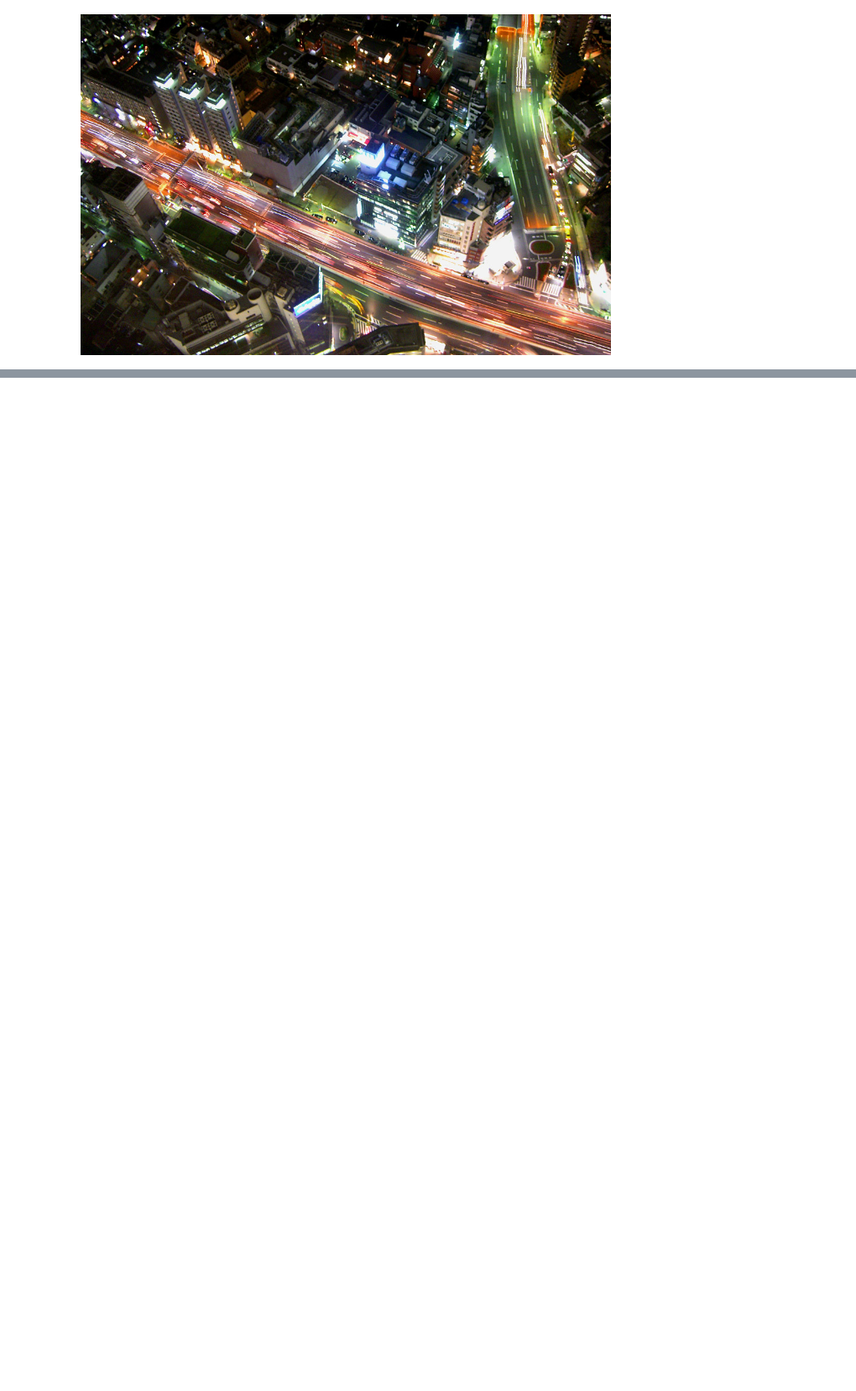
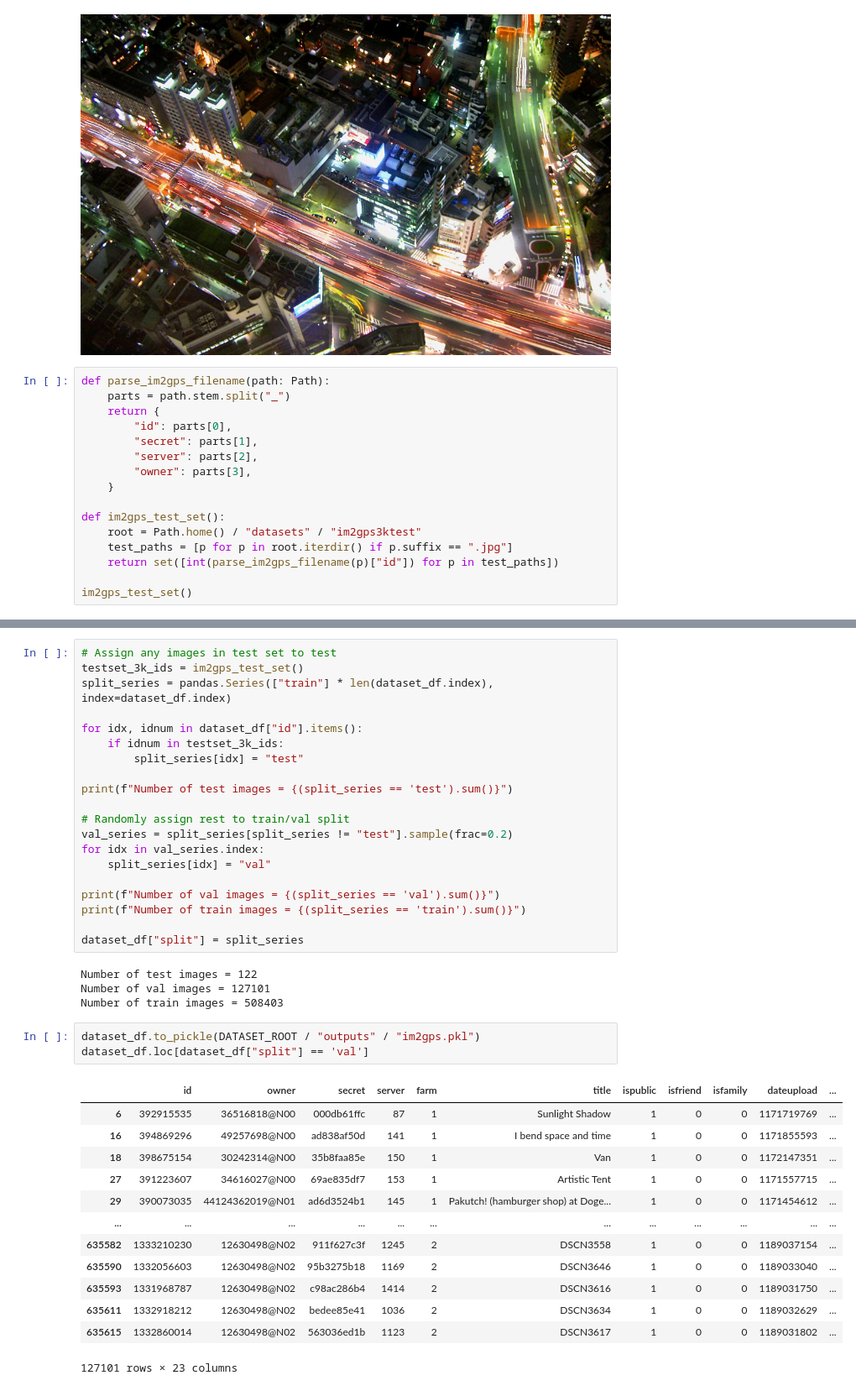
Before and after one commit to fyhuang/img2loc, a Jupyter notebook: dataset/im2gps/im2gps.ipynb, the cells around one changed output, grey strips where cells are left out. Shown at 84% size. Cells and saved outputs as stored; diff of their text form; blank space fills up the shorter version.

Commit message:
Enable test/val split for im2gps dataset

```diff
--- a/dataset/im2gps/im2gps.ipynb
+++ b/dataset/im2gps/im2gps.ipynb
@@ -221,3 +219,19 @@ from IPython.display import Image
 Image(filename="/tmp/test.jpg")
 # %% [output]
 [figure]
+# %%
+def parse_im2gps_filename(path: Path):
+    parts = path.stem.split("_")
+    return {
+        "id": parts[0],
+        "secret": parts[1],
+        "server": parts[2],
+        "owner": parts[3],
+    }
+
+def im2gps_test_set():
+    root = Path.home() / "datasets" / "im2gps3ktest"
+    test_paths = [p for p in root.iterdir() if p.suffix == ".jpg"]
+    return set([int(parse_im2gps_filename(p)["id"]) for p in test_paths])
+
+im2gps_test_set()
@@ -260,3 +277,44 @@ dataset_df
+# %%
+# Assign any images in test set to test
+testset_3k_ids = im2gps_test_set()
+split_series = pandas.Series(["train"] * len(dataset_df.index), index=dataset_df.index)
+
+for idx, idnum in dataset_df["id"].items():
+    if idnum in testset_3k_ids:
+        split_series[idx] = "test"
+
+print(f"Number of test images = {(split_series == 'test').sum()}")
+
+# Randomly assign rest to train/val split
+val_series = split_series[split_series != "test"].sample(frac=0.2)
+for idx in val_series.index:
+    split_series[idx] = "val"
+
+print(f"Number of val images = {(split_series == 'val').sum()}")
+print(f"Number of train images = {(split_series == 'train').sum()}")
+
+dataset_df["split"] = split_series
+# %% [output]
+Number of test images = 122
+Number of val images = 127101
+Number of train images = 508403
+# %%
+dataset_df.to_pickle(DATASET_ROOT / "outputs" / "im2gps.pkl")
+dataset_df.loc[dataset_df["split"] == 'val']
+# %% [output]
+|  | id | owner | secret | server | farm | title | ispublic | isfriend | isfamily | dateupload | ... |
+| 6 | 392915535 | 36516818@N00 | 000db61ffc | 87 | 1 | Sunlight Shadow | 1 | 0 | 0 | 1171719769 | ... |
+| 16 | 394869296 | 49257698@N00 | ad838af50d | 141 | 1 | I bend space and time | 1 | 0 | 0 | 1171855593 | ... |
+| 18 | 398675154 | 30242314@N00 | 35b8faa85e | 150 | 1 | Van | 1 | 0 | 0 | 1172147351 | ... |
+| 27 | 391223607 | 34616027@N00 | 69ae835df7 | 153 | 1 | Artistic Tent | 1 | 0 | 0 | 1171557715 | ... |
+| 29 | 390073035 | 44124362019@N01 | ad6d3524b1 | 145 | 1 | Pakutch! (hamburger shop) at Doge... | 1 | 0 | 0 | 1171454612 | ... |
+| ... | ... | ... | ... | ... | ... | ... | ... | ... | ... | ... | ... |
+| 635582 | 1333210230 | 12630498@N02 | 911f627c3f | 1245 | 2 | DSCN3558 | 1 | 0 | 0 | 1189037154 | ... |
+| 635590 | 1332056603 | 12630498@N02 | 95b3275b18 | 1169 | 2 | DSCN3646 | 1 | 0 | 0 | 1189033040 | ... |
+| 635593 | 1331968787 | 12630498@N02 | c98ac286b4 | 1414 | 2 | DSCN3616 | 1 | 0 | 0 | 1189031750 | ... |
+| 635611 | 1332918212 | 12630498@N02 | bedee85e41 | 1036 | 2 | DSCN3634 | 1 | 0 | 0 | 1189032629 | ... |
+| 635615 | 1332860014 | 12630498@N02 | 563036ed1b | 1123 | 2 | DSCN3617 | 1 | 0 | 0 | 1189031802 | ... |
+127101 rows × 23 columns
 # %%
 # Download all images in parallel
 class Downloader:
```
Also changed, not shown: parts of 4 cells of this notebook.
